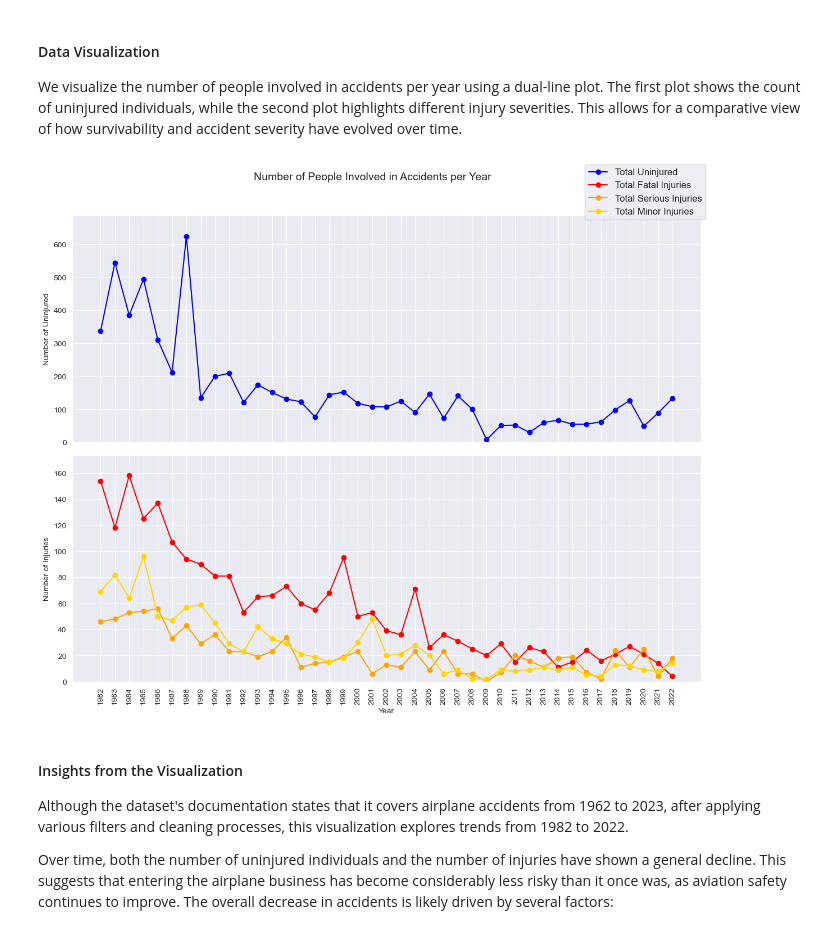
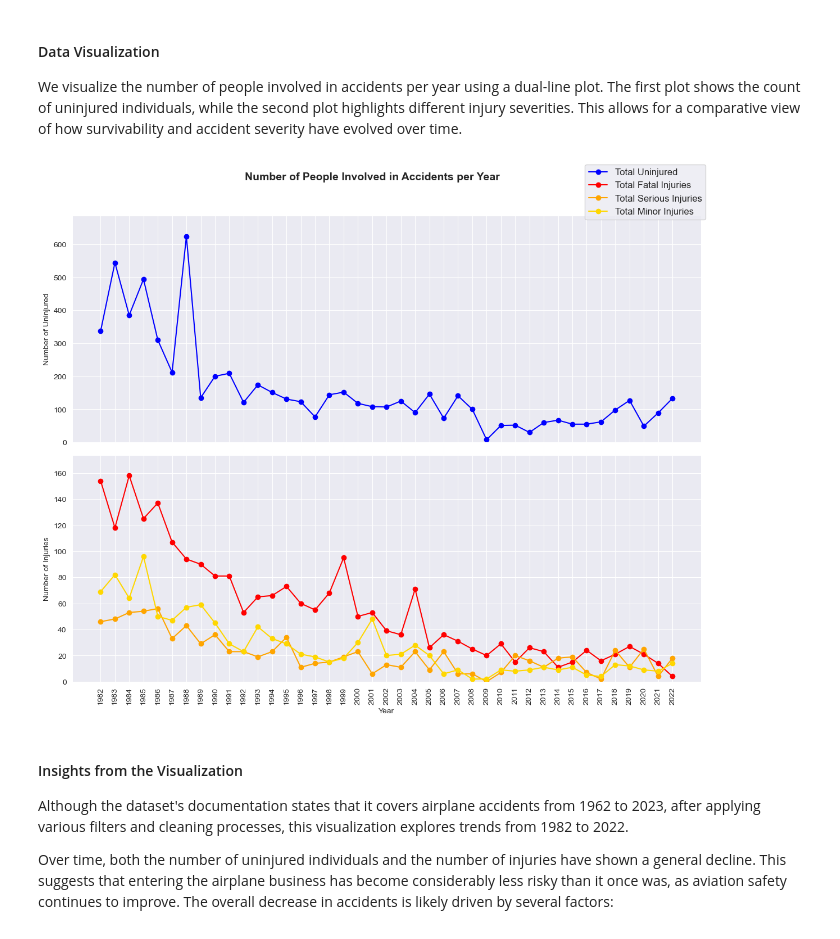
Before and after one commit to Tdoggie/phase-1-project, a Jupyter notebook: index.ipynb, the cells around one changed output. Cells and saved outputs as stored; diff of their text form; code cells hidden in the pictures.

```diff
--- a/index.ipynb
+++ b/index.ipynb
@@ -856,35 +856,35 @@ ax[0].grid(True)
 # Plot Fatal, Serious, and Minor Injuries
 ax[1].plot(df_yearly["Event.Year"], df_yearly["Total.Fatal.Injuries"], marker="o", linestyle="-", color="red", label="Total Fatal Injuries")
 ax[1].plot(df_yearly["Event.Year"], df_yearly["Total.Serious.Injuries"], marker="o", linestyle="-", color="orange", label="Total Serious Injuries")
 ax[1].plot(df_yearly["Event.Year"], df_yearly["Total.Minor.Injuries"], marker="o", linestyle="-", color="gold", label="Total Minor Injuries")
 
 ax[1].set_ylabel("Number of Injuries")
 ax[1].set_ylim(0, injuries_max * 1.1)  # Dynamic scaling
 ax[1].grid(True)
 
 # Ensure both plots share the same x-axis scale
 ax[0].set_xticks(df_yearly["Event.Year"])
 ax[1].set_xticks(df_yearly["Event.Year"])
 ax[1].set_xlabel("Year")
 
 # Rotate x-axis labels for better readability
 plt.xticks(rotation=90)
 
 # Set title
-fig.suptitle("Number of People Involved in Accidents per Year", fontsize=14)
+fig.suptitle("Number of People Involved in Accidents per Year", fontsize=14, fontweight="bold")
 
 # Combine legends and position at the top-right
 handles_0, labels_0 = ax[0].get_legend_handles_labels()
 handles_1, labels_1 = ax[1].get_legend_handles_labels()
 fig.legend(handles_0 + handles_1, labels_0 + labels_1, loc="upper right", fontsize=12)
 
 # Adjust layout for better spacing
 plt.tight_layout(rect=[0, 0, 1, 0.95])
 
 # Show the plot
 plt.show()
 # %% [output]
-[figure, old version]
+[figure, new version]
 # %% [markdown]
 #### Insights from the Visualization
 
```
Also changed, not shown: 1 other file.
